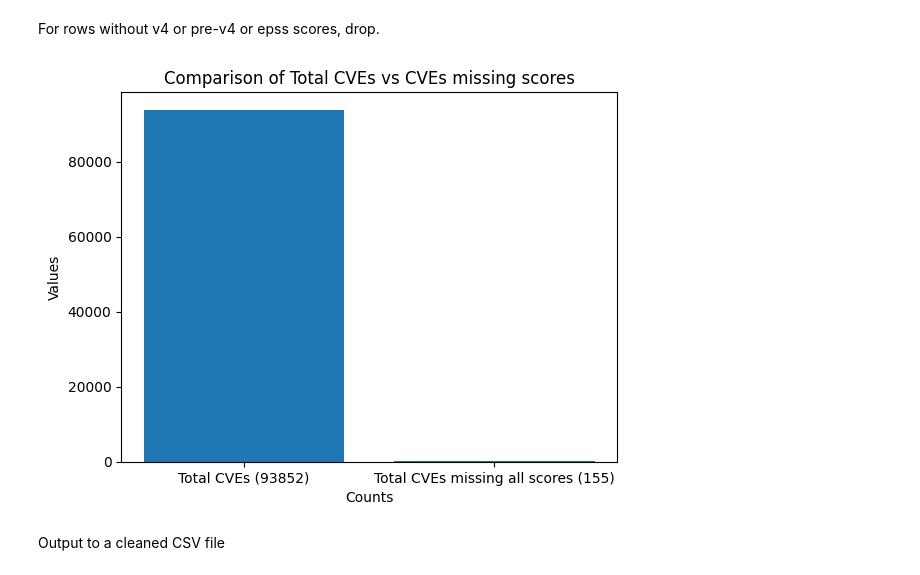
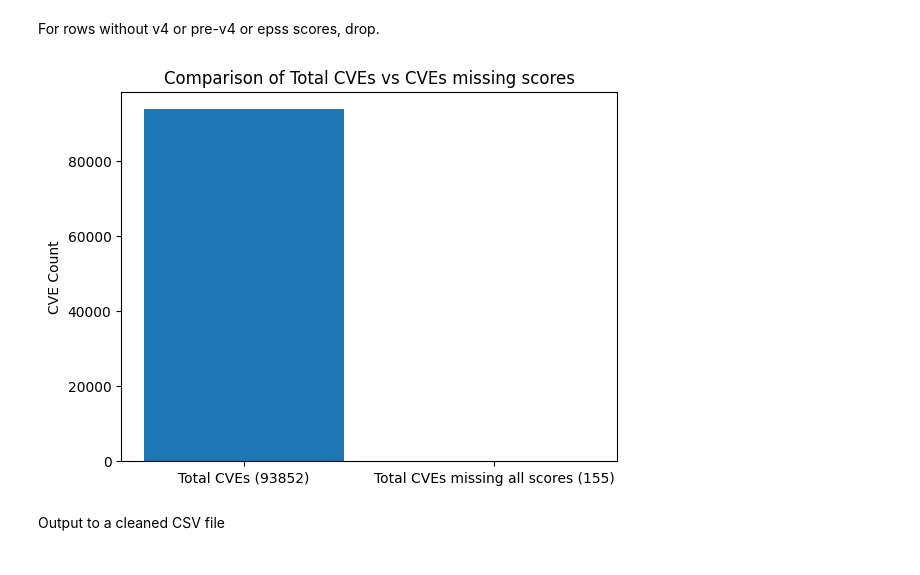
Before and after one commit to ClaytonSnyder/daan881, a Jupyter notebook: Deliverable4/data_cleaning.ipynb, the cells around one changed output. Saved outputs shown, nothing was run; the diff lists cells and outputs as text; code cells hidden in the pictures.

```diff
--- a/Deliverable4/data_cleaning.ipynb
+++ b/Deliverable4/data_cleaning.ipynb
@@ -176,0 +179,20 @@ df.head()
+# %%
+
+initial_count = df.shape[0]
+
+df = df[df['date_reserved'] > '2021-01-01']
+
+after_2021 = initial_count - df.shape[0]
+
+labels = [f'After 1/1/2021 ({df.shape[0]})', f'Before 1/1/2021 ({after_2021})']
+values = [df.shape[0],after_2021]
+
+plt.bar(labels, values)
+
+plt.title('Comparison of CVEs Reserved before and after 01/01/2021')
+plt.ylabel('CVE Count')
+
+# Show the plot
+plt.show()
+
+df.head()
@@ -323,23 +342,22 @@ For rows without v4 or pre-v4 or epss scores, drop.
 # %%
 initial_count = df.shape[0]
 
 df = df.dropna(subset=['epss', 'cvss_v4_score', 'cvss_pre_v4_avg_score'], how='all')
 
 total_missing_scores = initial_count - df.shape[0]
 
 labels = [f'Total CVEs ({initial_count})', f'Total CVEs missing all scores ({total_missing_scores})']
 values = [initial_count,total_missing_scores]
 
 plt.bar(labels, values)
 
 plt.title('Comparison of Total CVEs vs CVEs missing scores')
-plt.xlabel('Counts')
-plt.ylabel('Values')
+plt.ylabel('CVE Count')
 
 # Show the plot
 plt.show()
 # %% [output]
-[figure, old version]
+[figure, new version]
 # %% [markdown]
 Output to a cleaned CSV file
 # %%
```
Also changed, not shown: parts of 5 cells of this notebook.
